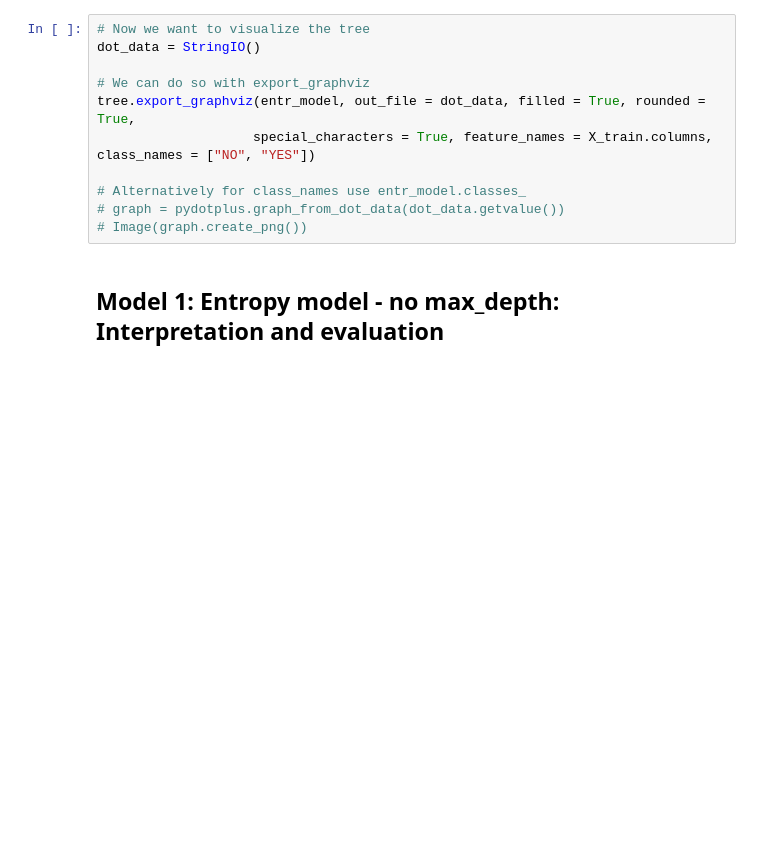
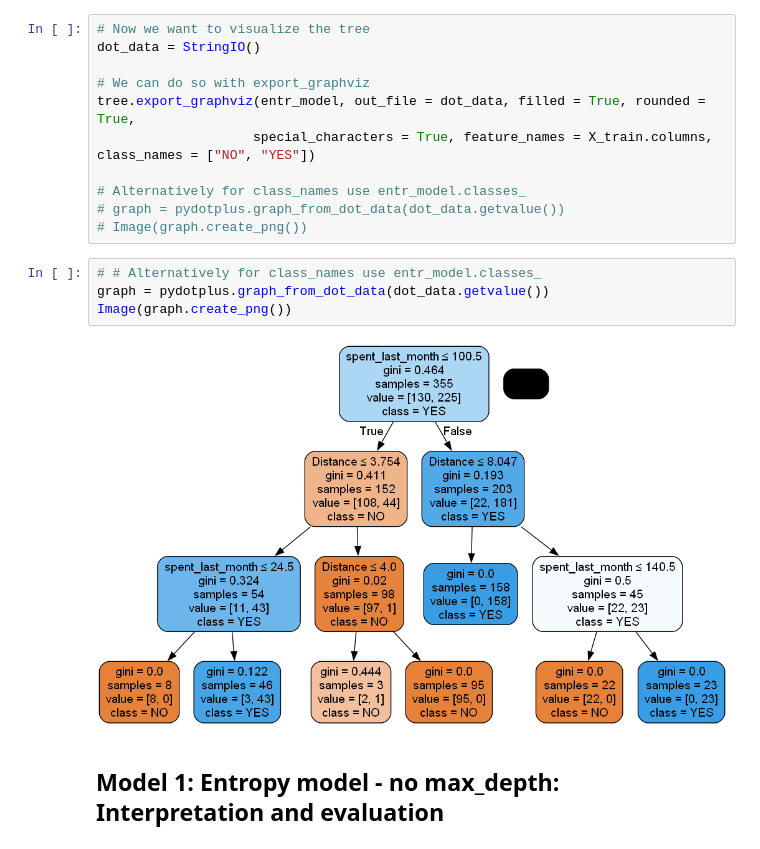
Before and after one commit to roscobosco2745/SpringboardRepo, a Jupyter notebook: Springboard_Decision_Tree_Specialty_Coffee_Case_Study-Tier_3.ipynb, the cells around one changed output. Saved outputs shown, nothing was run; the diff lists cells and outputs as text; blank space fills up the shorter version.

```diff
--- a/Springboard_Decision_Tree_Specialty_Coffee_Case_Study-Tier_3.ipynb
+++ b/Springboard_Decision_Tree_Specialty_Coffee_Case_Study-Tier_3.ipynb
@@ -402,6 +402,12 @@ tree.export_graphviz(entr_model, out_file = dot_data, filled = True, rounded = T
 # Alternatively for class_names use entr_model.classes_
 # graph = pydotplus.graph_from_dot_data(dot_data.getvalue())
 # Image(graph.create_png())
+# %%
+# # Alternatively for class_names use entr_model.classes_
+graph = pydotplus.graph_from_dot_data(dot_data.getvalue())
+Image(graph.create_png())
+# %% [output]
+[figure, added]
 # %% [markdown]
 ## Model 1: Entropy model - no max_depth: Interpretation and evaluation
 # %%
```
Also changed, not shown: parts of 16 cells of this notebook.
